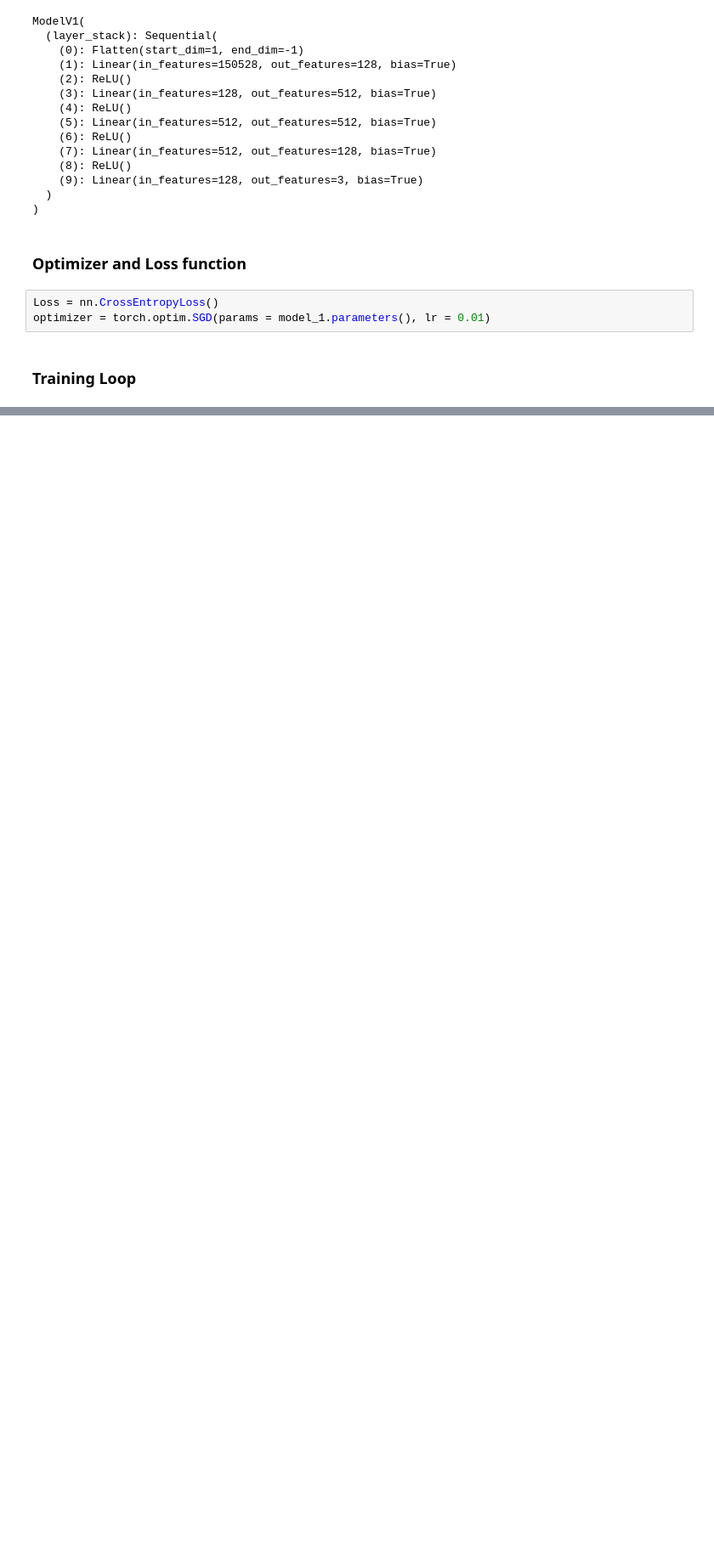
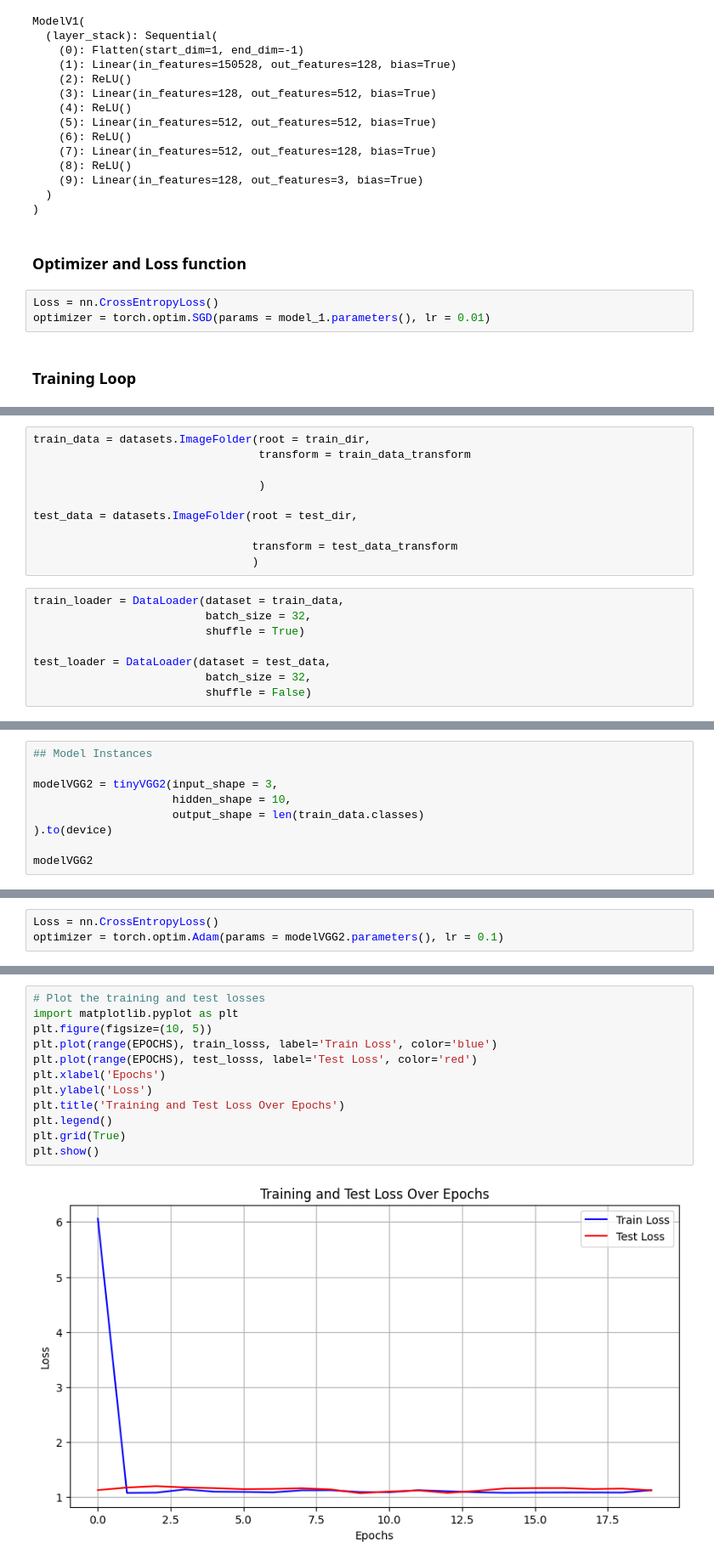
Before and after one commit to Alokiitdh/PyTorch, a Jupyter notebook: 04PyTorch_Custom_Dataset.ipynb, the cells around one changed output, grey strips where cells are left out. Shown at 85% size. Cells and saved outputs as stored; diff of their text form; blank space fills up the shorter version.

```diff
--- a/04PyTorch_Custom_Dataset.ipynb
+++ b/04PyTorch_Custom_Dataset.ipynb
@@ -632,0 +984,18 @@ Test Loss: 1.6526 | Test Acc: 0.4933
+# %%
+train_data = datasets.ImageFolder(root = train_dir,
+                                  transform = train_data_transform
+
+                                  )
+
+test_data = datasets.ImageFolder(root = test_dir,
+
+                                 transform = test_data_transform
+                                 )
+# %%
+train_loader = DataLoader(dataset = train_data,
+                          batch_size = 32,
+                          shuffle = True)
+
+test_loader = DataLoader(dataset = test_data,
+                          batch_size = 32,
+                          shuffle = False)
@@ -632,0 +1083,9 @@ Test Loss: 1.6526 | Test Acc: 0.4933
+# %%
+## Model Instances
+
+modelVGG2 = tinyVGG2(input_shape = 3,
+                     hidden_shape = 10,
+                     output_shape = len(train_data.classes)
+).to(device)
+
+modelVGG2
@@ -632,0 +1115,3 @@ Test Loss: 1.6526 | Test Acc: 0.4933
+# %%
+Loss = nn.CrossEntropyLoss()
+optimizer = torch.optim.Adam(params = modelVGG2.parameters(), lr = 0.1)
@@ -632,0 +1208,14 @@ Test Loss: 1.6526 | Test Acc: 0.4933
+# %%
+# Plot the training and test losses
+import matplotlib.pyplot as plt
+plt.figure(figsize=(10, 5))
+plt.plot(range(EPOCHS), train_losss, label='Train Loss', color='blue')
+plt.plot(range(EPOCHS), test_losss, label='Test Loss', color='red')
+plt.xlabel('Epochs')
+plt.ylabel('Loss')
+plt.title('Training and Test Loss Over Epochs')
+plt.legend()
+plt.grid(True)
+plt.show()
+# %% [output]
+[figure, added]
```
Also changed, not shown: parts of 56 cells of this notebook.
